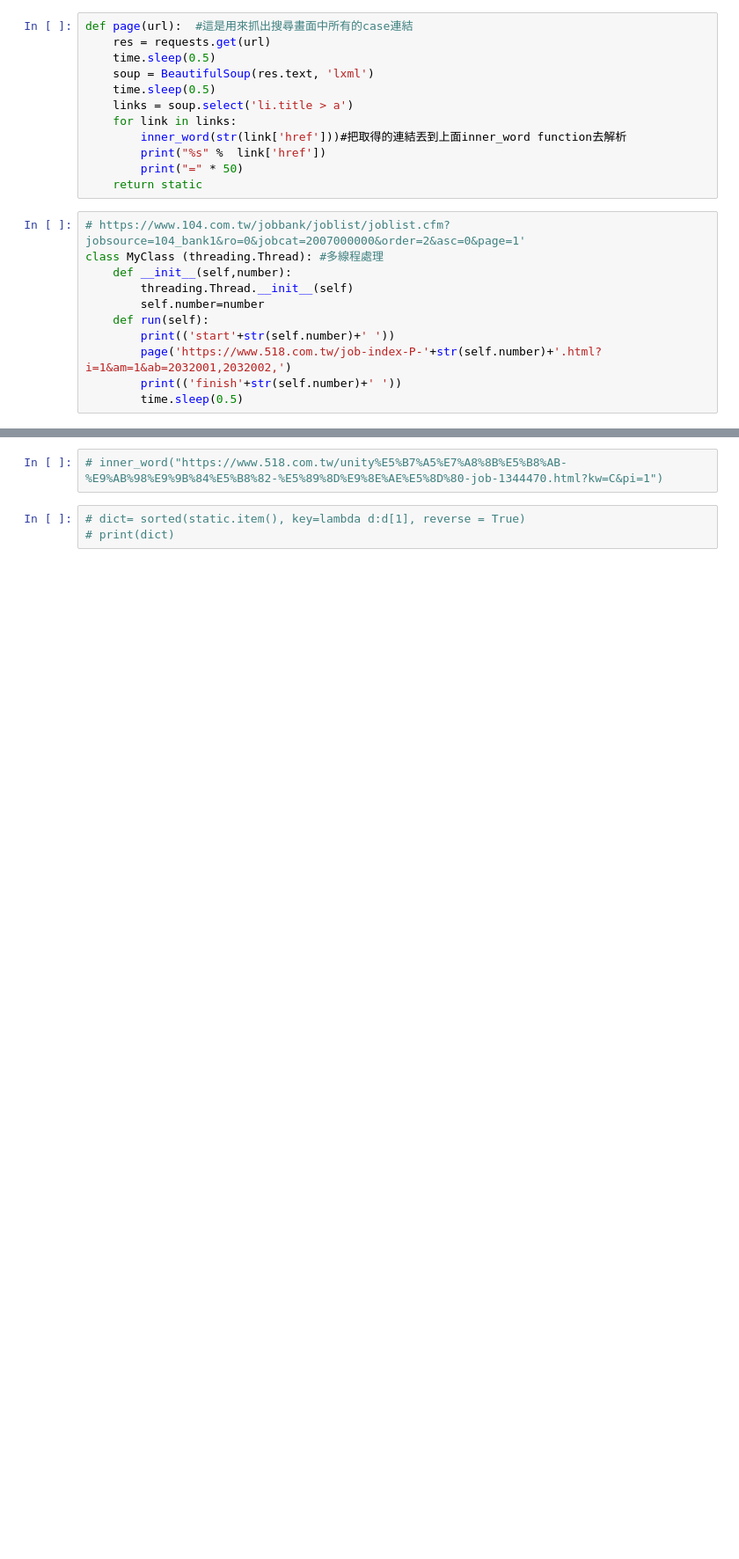
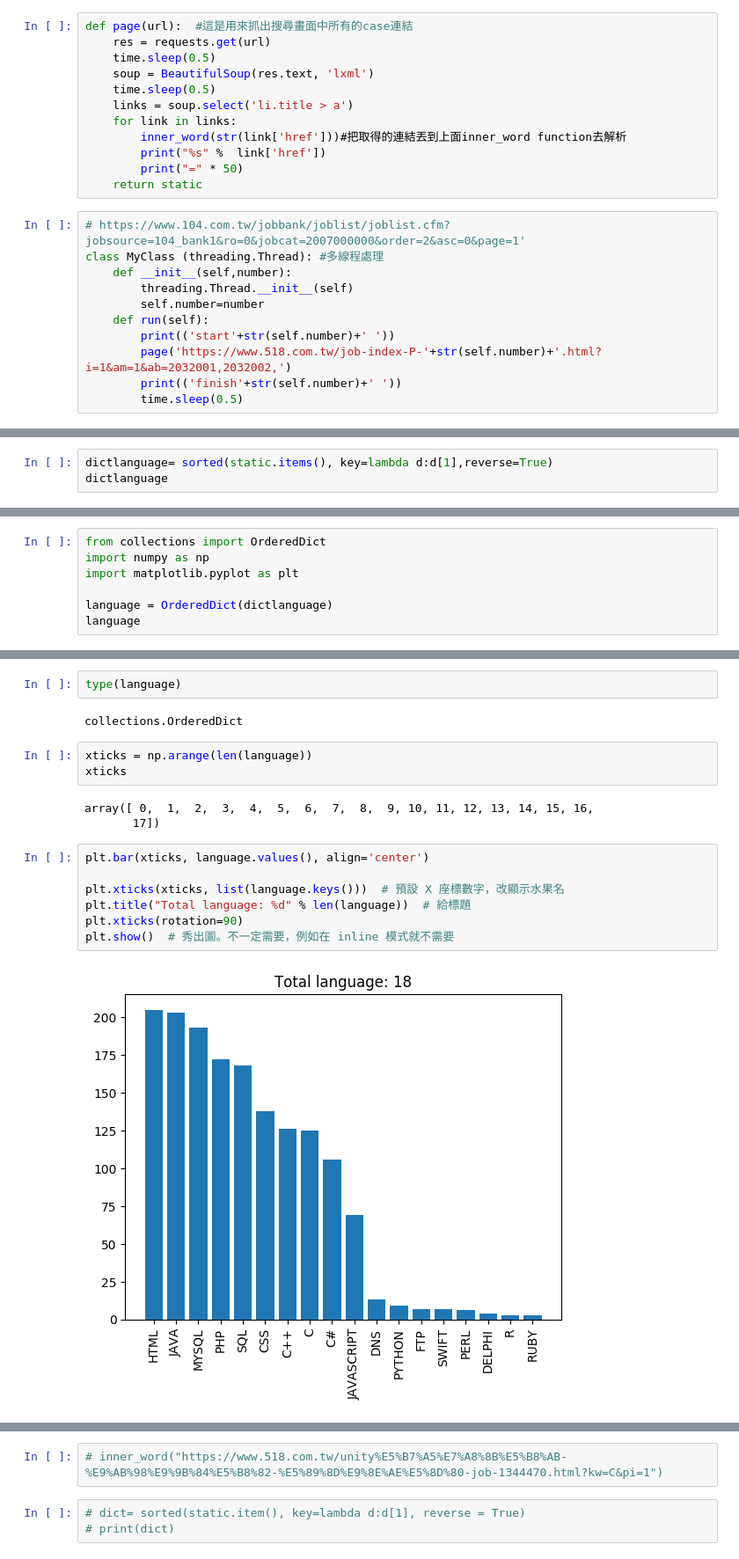
Before and after one commit to skydream37/languageETL, a Jupyter notebook: 518ETL.ipynb, the cells around one changed output, grey strips where cells are left out. Shown: that part at 88% size. Cells and saved outputs as stored; diff of their text form; blank space fills up the shorter version.

Commit message:
create plot

```diff
--- a/518ETL.ipynb
+++ b/518ETL.ipynb
@@ -126,0 +125,3 @@ TypeError: must use keyword argument for key function
+# %%
+dictlanguage= sorted(static.items(), key=lambda d:d[1],reverse=True)
+dictlanguage
@@ -126,0 +167,7 @@ TypeError: must use keyword argument for key function
+# %%
+from collections import OrderedDict
+import numpy as np
+import matplotlib.pyplot as plt
+
+language = OrderedDict(dictlanguage)
+language
@@ -126,0 +193,19 @@ TypeError: must use keyword argument for key function
+# %%
+type(language)
+# %% [output]
+collections.OrderedDict
+# %%
+xticks = np.arange(len(language))
+xticks
+# %% [output]
+array([ 0,  1,  2,  3,  4,  5,  6,  7,  8,  9, 10, 11, 12, 13, 14, 15, 16,
+       17])
+# %%
+plt.bar(xticks, language.values(), align='center')
+
+plt.xticks(xticks, list(language.keys()))  # 預設 X 座標數字，改顯示水果名
+plt.title("Total language: %d" % len(language))  # 給標題
+plt.xticks(rotation=90)
+plt.show()  # 秀出圖。不一定需要，例如在 inline 模式就不需要
+# %% [output]
+[figure, added]
```
Also changed, not shown: parts of 12 cells of this notebook, 1 other file.
